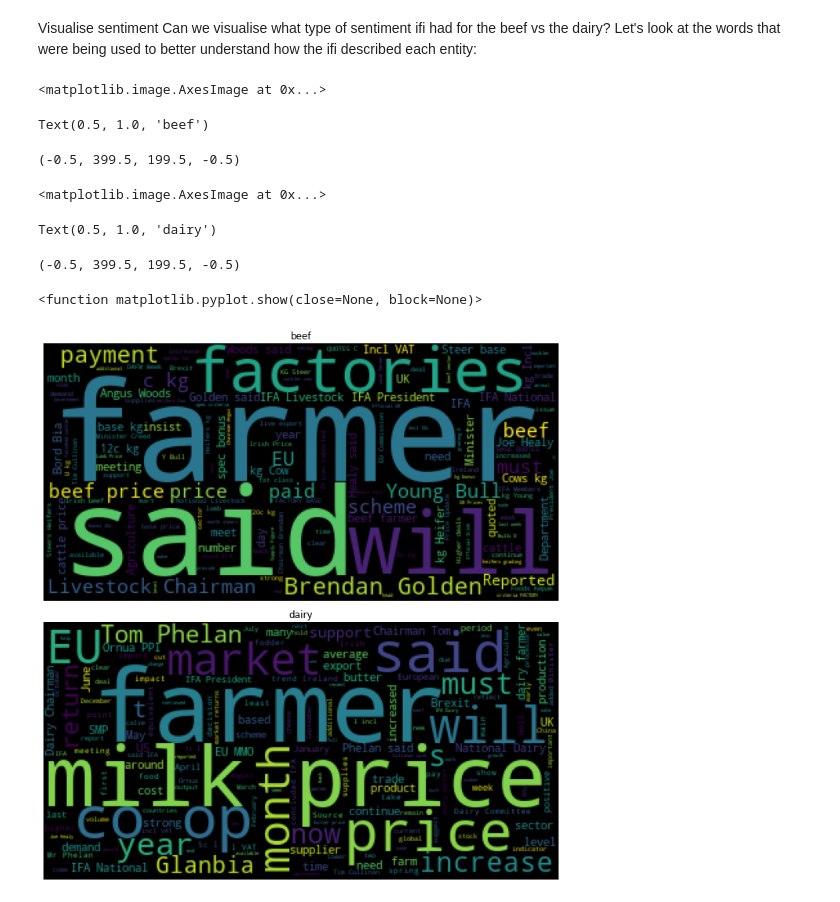
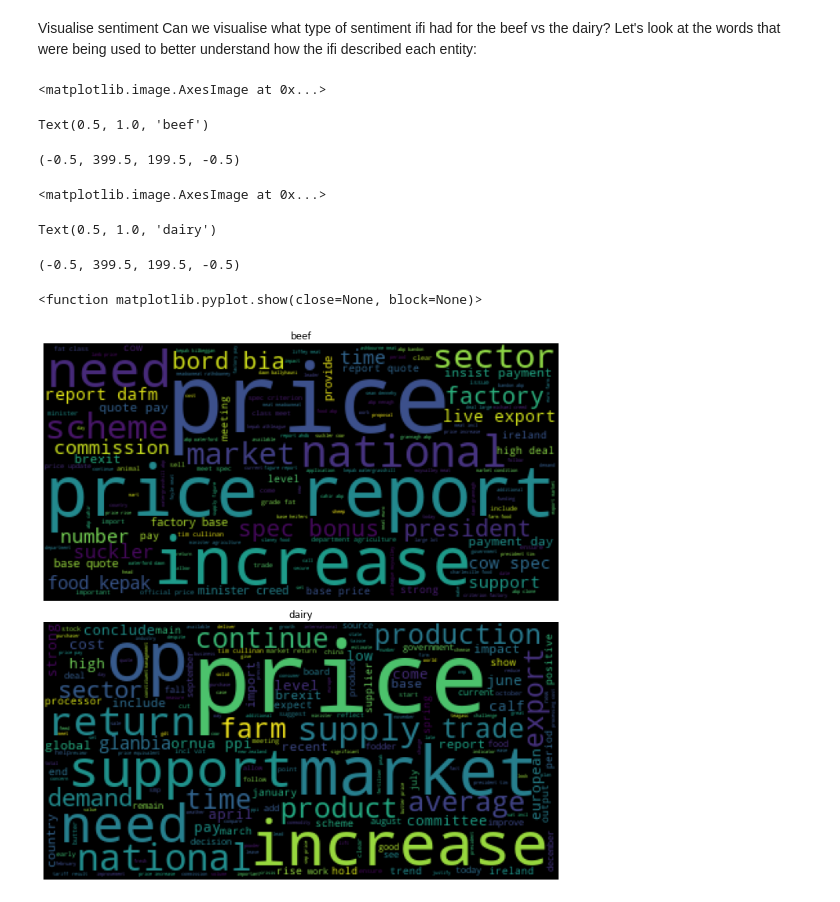
Before and after one commit to TahirAwwad/agriculture-data-analytics, a Jupyter notebook: notebooks/notebook-4-03-st-ifa-ie-beef-v-dairy-articles.ipynb, the cells around one changed output. Drawn from its saved outputs; the diff is of its cells as text; code cells hidden in the pictures.

```diff
--- a/notebooks/notebook-4-03-st-ifa-ie-beef-v-dairy-articles.ipynb
+++ b/notebooks/notebook-4-03-st-ifa-ie-beef-v-dairy-articles.ipynb
@@ -47,7 +47,7 @@ True
 # %%
 words = set(nltk.corpus.words.words())
 # %%
-filename: str = "./../assets/ifa-ie-articles.csv"
+filename: str = "./../artifacts/ifa-ie-articles.csv"
 df = pd.read_csv(filename)
 
 df.columns
@@ -72,6 +87,6 @@ memory usage: 41.0+ KB
 # %%
 def vader_scorer(df):
-    '''Compute vaderSentiment scores for each tweet
+    '''Compute vaderSentiment scores for each article
     Args: Dataframe containing a 'text' column
     Returns: Dataframe of vader scores
     '''
@@ -86,7 +101,3 @@ def vader_scorer(df):
 # %%
 vader_scores = vader_scorer(df)
 df = pd.concat([df,vader_scores], axis=1)
-# %%
-# make trend lower case - mm
-df.columns = ['URL', 'Heading', 'Date', 'trend', 'Text', 'HTML Content', 'compound',
-       'neg', 'neu', 'pos']
@@ -186,31 +244,34 @@ Can we visualise what type of sentiment ifi had for the beef vs the dairy? Let's
 # %%
 
 
 
-beef_text = " ".join(art for art in df.Text[df.trend=='cattle']) # Changed to cattle
-dairy_text = " ".join(art for art in df.Text[df.trend=='dairy'])
+beef_text = " ".join(art for art in df.clean_text [df.Trend=='cattle'][co]) # Changed to cattle
+dairy_text = " ".join(art for art in df.clean_text[df.Trend=='dairy'])
 
 stopwords = set(STOPWORDS)
-stopwords.update(['http', 'https', 'www', 'amp', 'ly', 'bit'])
+stopwords.update(['http', 'https', 'www', 'amp', 'ly', 'bit','beef','steer','heifer',
+                  'farmer','ifa','member','livestock','chairman','irish',
+                  'cattle','say','brendan','golden','bull','young','angus','wood',
+                  'joe', 'healy','milk','dairy','tom','phelan','week','year','month','cow'])
 
 beef_wordcloud = WordCloud(stopwords=stopwords).generate(beef_text)
 dairy_wordcloud = WordCloud(stopwords=stopwords).generate(dairy_text)
 
 fig, ax = plt.subplots(nrows=2, figsize=(10,10))
 ax[0].imshow(beef_wordcloud)
 ax[0].set_title('beef')
 ax[0].axis('off')
 ax[1].imshow(dairy_wordcloud)
 ax[1].set_title('dairy')
 ax[1].axis('off')
 plt.tight_layout()
 plt.show
 # %% [output]
 <matplotlib.image.AxesImage at 0x...>
 Text(0.5, 1.0, 'beef')
 (-0.5, 399.5, 199.5, -0.5)
 <matplotlib.image.AxesImage at 0x...>
 Text(0.5, 1.0, 'dairy')
 (-0.5, 399.5, 199.5, -0.5)
 <function matplotlib.pyplot.show(close=None, block=None)>
-[figure, old version]
+[figure, new version]
```
Also changed, not shown: parts of 26 cells of this notebook, 7 other files.
